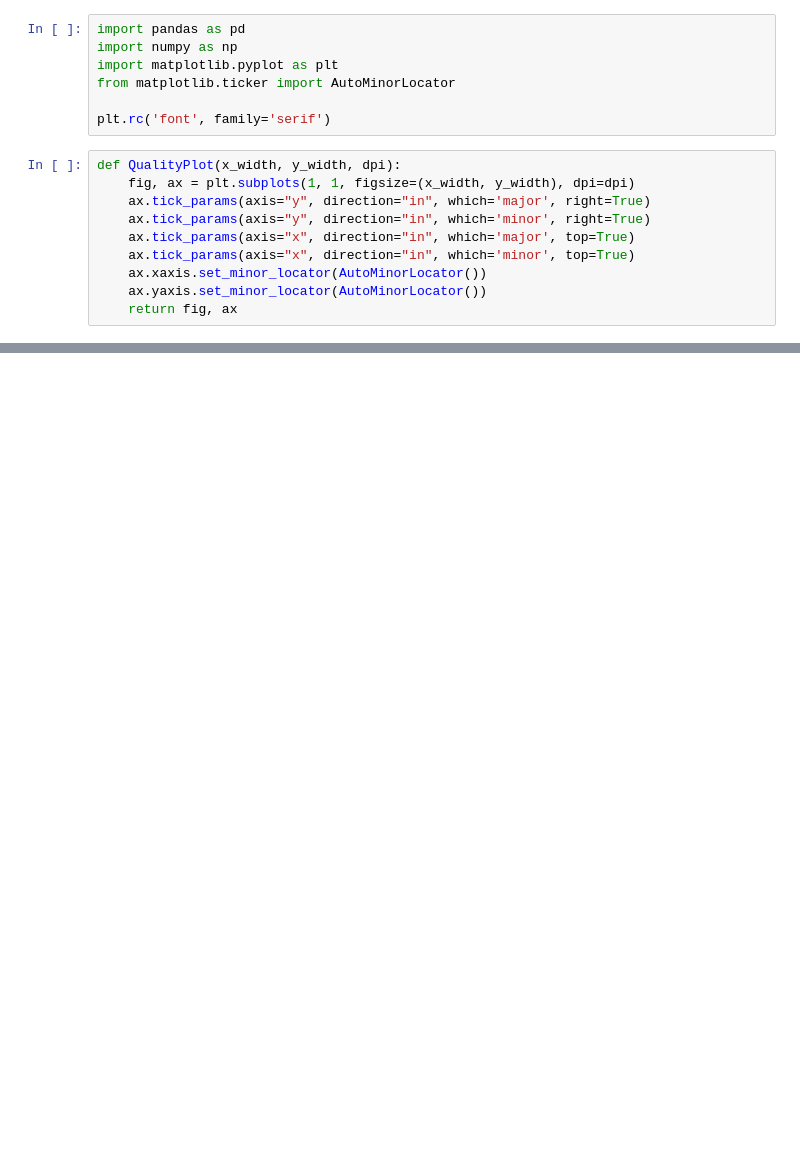
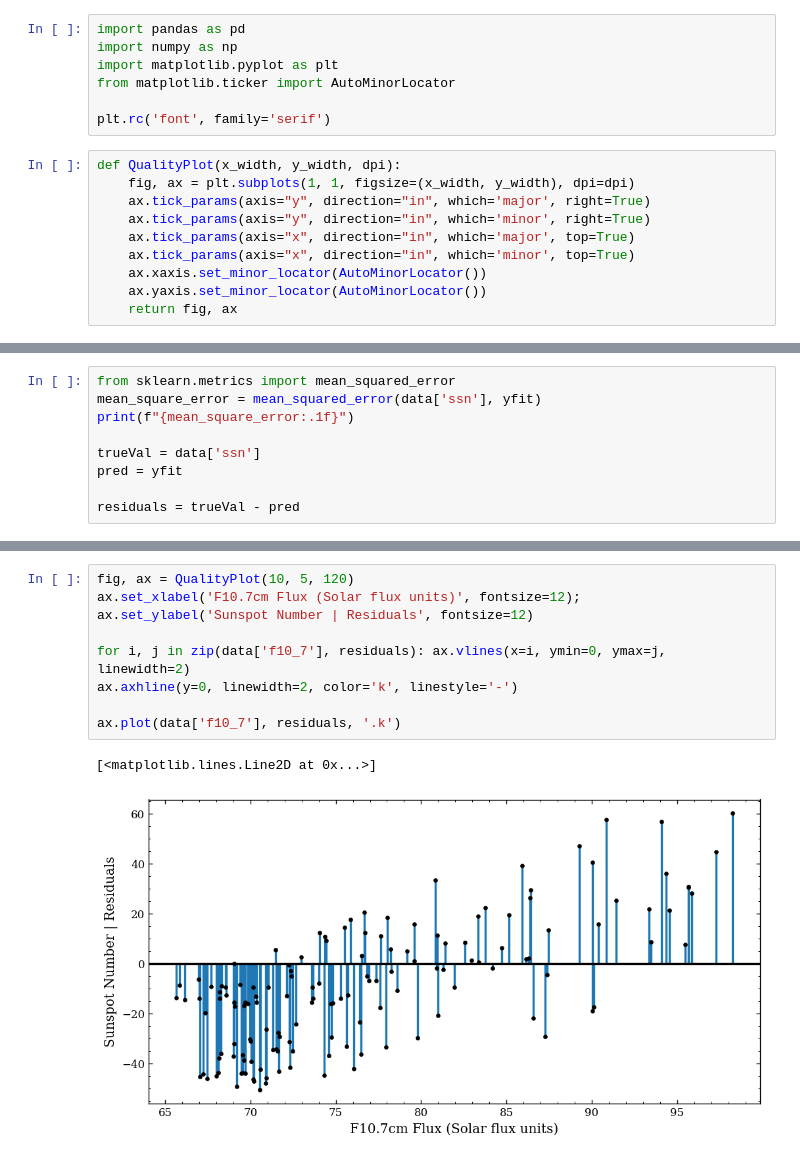
Before and after one commit to levetation/spaceweather, a Jupyter notebook: analysis.ipynb, the cells around one changed output, grey strips where cells are left out. Saved outputs shown, nothing was run; the diff lists cells and outputs as text; blank space fills up the shorter version.

Commit message:
residuals

```diff
--- a/analysis.ipynb
+++ b/analysis.ipynb
@@ -57 +63,10 @@ xfit = np.linspace(min(data['f10.7']), max(data['f10.7']), 1000)
 yfit = model.predict(xfit[:, np.newaxis])
+# %%
+from sklearn.metrics import mean_squared_error
+mean_square_error = mean_squared_error(data['ssn'], yfit)
+print(f"{mean_square_error:.1f}")
+
+trueVal = data['ssn']
+pred = yfit
+
+residuals = trueVal - pred
@@ -67,0 +87,12 @@ ax.plot(xfit, yfit, '-', color='firebrick', linewidth=2)
+# %%
+fig, ax = QualityPlot(10, 5, 120)
+ax.set_xlabel('F10.7cm Flux (Solar flux units)', fontsize=12);
+ax.set_ylabel('Sunspot Number | Residuals', fontsize=12)
+
+for i, j in zip(data['f10_7'], residuals): ax.vlines(x=i, ymin=0, ymax=j, linewidth=2)
+ax.axhline(y=0, linewidth=2, color='k', linestyle='-')
+
+ax.plot(data['f10_7'], residuals, '.k')
+# %% [output]
+[<matplotlib.lines.Line2D at 0x...>]
+[figure, added]
```
Also changed, not shown: parts of 7 cells of this notebook.
